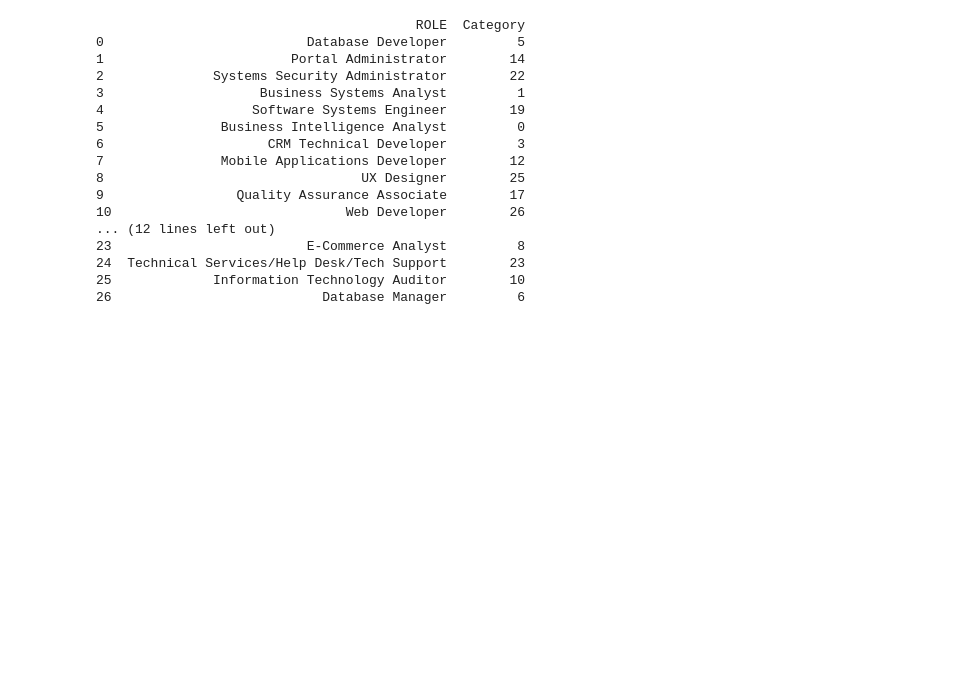
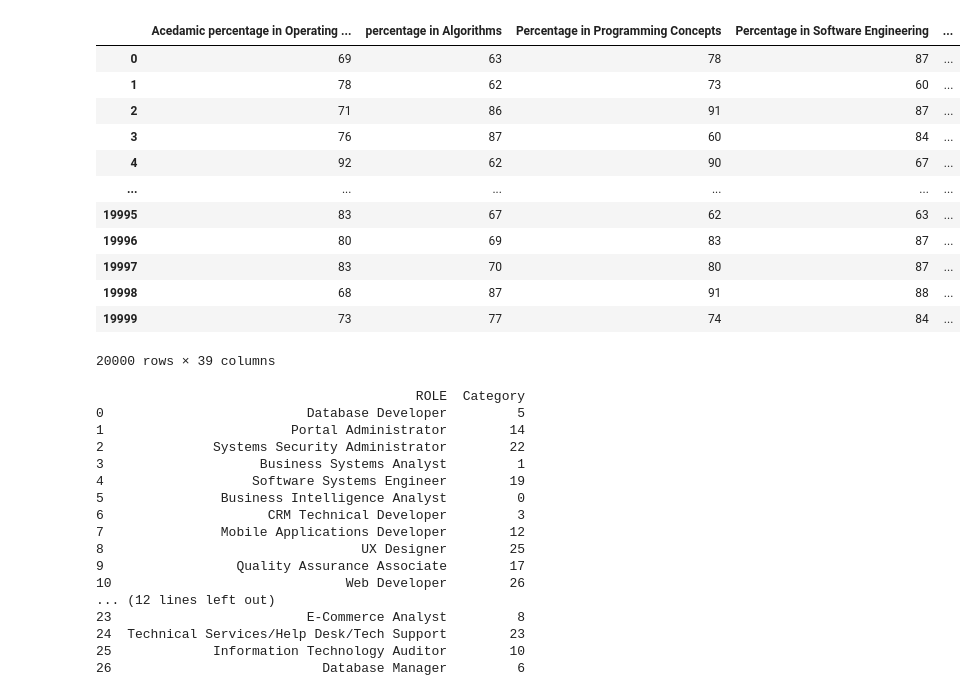
Before and after one commit to Annarhysa/Career-Guidance, a Jupyter notebook: ML-model-aptitude-test/test.ipynb, the cells around one changed output. Drawn from its saved outputs; the diff is of its cells as text; code cells hidden in the pictures; blank space fills up the shorter version.

```diff
--- a/ML-model-aptitude-test/test.ipynb
+++ b/ML-model-aptitude-test/test.ipynb
@@ -26,3 +39,22 @@ labelencoder = LabelEncoder()
+# %%
+for feature in categorical_features:
+    df[feature] = labelencoder.fit_transform(df[feature])
+# %%
+df
+# %% [output]
+|  | Acedamic percentage in Operating ... | percentage in Algorithms | Percentage in Programming Concepts | Percentage in Software Engineering | ... |
+| 0 | 69 | 63 | 78 | 87 | ... |
+| 1 | 78 | 62 | 73 | 60 | ... |
+| 2 | 71 | 86 | 91 | 87 | ... |
+| 3 | 76 | 87 | 60 | 84 | ... |
+| 4 | 92 | 62 | 90 | 67 | ... |
+| ... | ... | ... | ... | ... | ... |
+| 19995 | 83 | 67 | 62 | 63 | ... |
+| 19996 | 80 | 69 | 83 | 87 | ... |
+| 19997 | 83 | 70 | 80 | 87 | ... |
+| 19998 | 68 | 87 | 91 | 88 | ... |
+| 19999 | 73 | 77 | 74 | 84 | ... |
+20000 rows × 39 columns
 # %%
 orignal=label.unique()
 label=label.values
```
Also changed, not shown: parts of 4 cells of this notebook, 1 other file.
